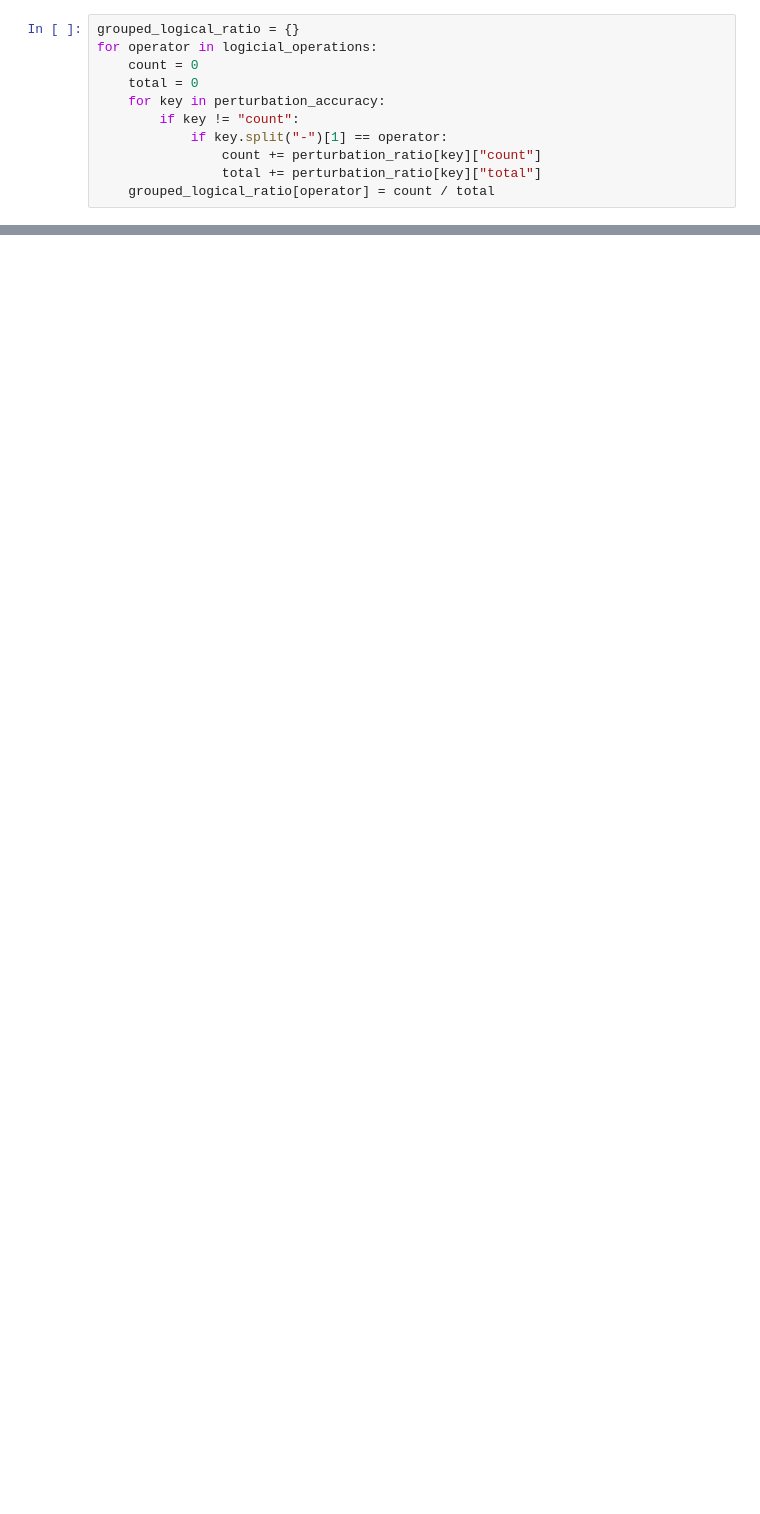
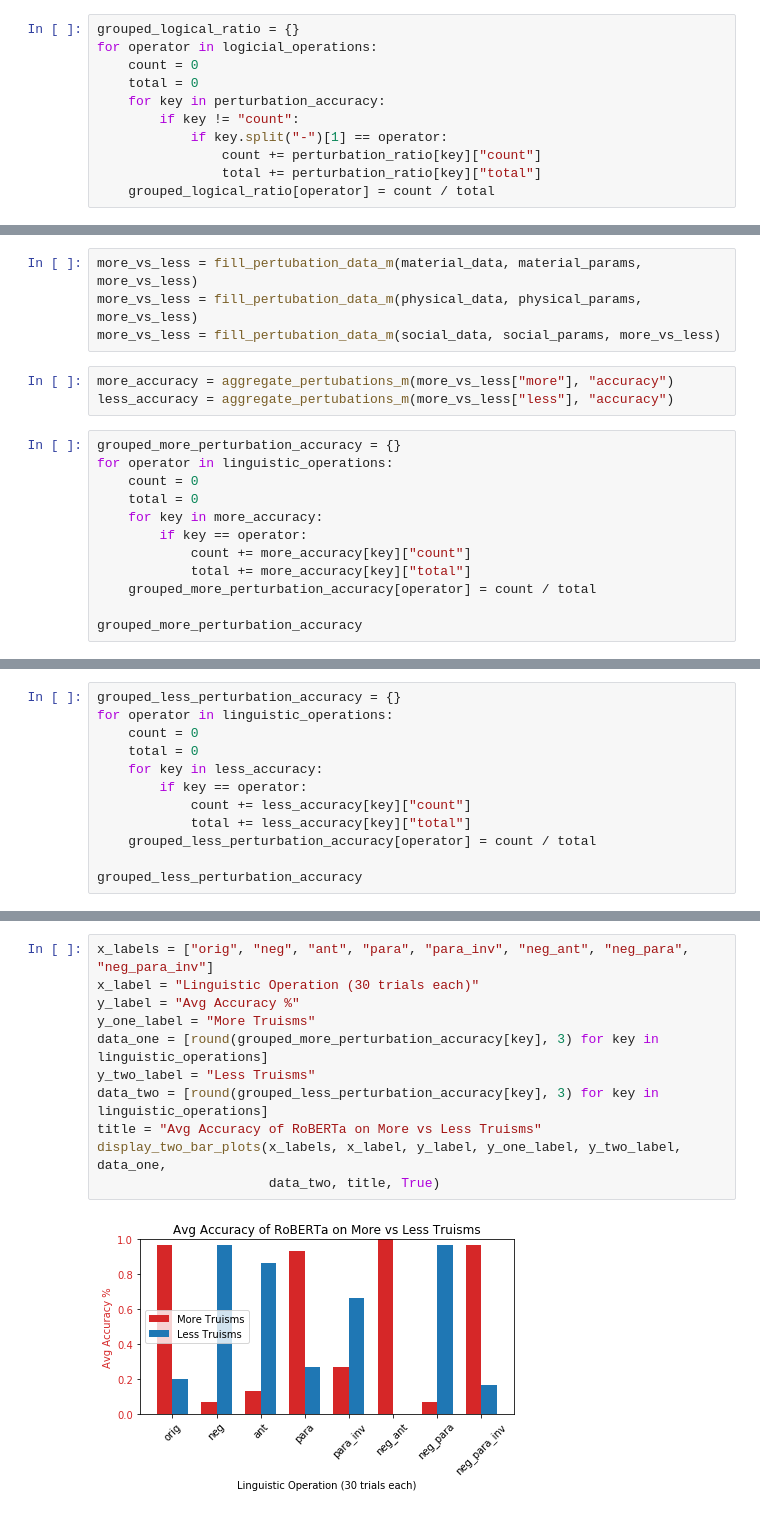
Before and after one commit to shaoxia57/common_sense_embedding_analysis, a Jupyter notebook: Generate_Plots.ipynb, the cells around one changed output, grey strips where cells are left out. Saved outputs shown, nothing was run; the diff lists cells and outputs as text; blank space fills up the shorter version.

```diff
--- a/Generate_Plots.ipynb
+++ b/Generate_Plots.ipynb
@@ -267,0 +325,19 @@ display_two_axis_bar_plot(x_labels, x_label, left_units, right_units,
+# %%
+more_vs_less = fill_pertubation_data_m(material_data, material_params, more_vs_less)
+more_vs_less = fill_pertubation_data_m(physical_data, physical_params, more_vs_less)
+more_vs_less = fill_pertubation_data_m(social_data, social_params, more_vs_less)
+# %%
+more_accuracy = aggregate_pertubations_m(more_vs_less["more"], "accuracy")
+less_accuracy = aggregate_pertubations_m(more_vs_less["less"], "accuracy")
+# %%
+grouped_more_perturbation_accuracy = {}
+for operator in linguistic_operations:
+    count = 0
+    total = 0
+    for key in more_accuracy:
+        if key == operator:
+            count += more_accuracy[key]["count"]
+            total += more_accuracy[key]["total"]
+    grouped_more_perturbation_accuracy[operator] = count / total
+
+grouped_more_perturbation_accuracy
@@ -267,0 +353,12 @@ display_two_axis_bar_plot(x_labels, x_label, left_units, right_units,
+# %%
+grouped_less_perturbation_accuracy = {}
+for operator in linguistic_operations:
+    count = 0
+    total = 0
+    for key in less_accuracy:
+        if key == operator:
+            count += less_accuracy[key]["count"]
+            total += less_accuracy[key]["total"]
+    grouped_less_perturbation_accuracy[operator] = count / total
+
+grouped_less_perturbation_accuracy
@@ -267,0 +374,13 @@ display_two_axis_bar_plot(x_labels, x_label, left_units, right_units,
+# %%
+x_labels = ["orig", "neg", "ant", "para", "para_inv", "neg_ant", "neg_para", "neg_para_inv"]
+x_label = "Linguistic Operation (30 trials each)"
+y_label = "Avg Accuracy %"
+y_one_label = "More Truisms"
+data_one = [round(grouped_more_perturbation_accuracy[key], 3) for key in linguistic_operations]
+y_two_label = "Less Truisms"
+data_two = [round(grouped_less_perturbation_accuracy[key], 3) for key in linguistic_operations]
+title = "Avg Accuracy of RoBERTa on More vs Less Truisms"
+display_two_bar_plots(x_labels, x_label, y_label, y_one_label, y_two_label, data_one,
+                      data_two, title, True)
+# %% [output]
+[figure, added]
```
Also changed, not shown: parts of 19 cells of this notebook, 13 other files.
